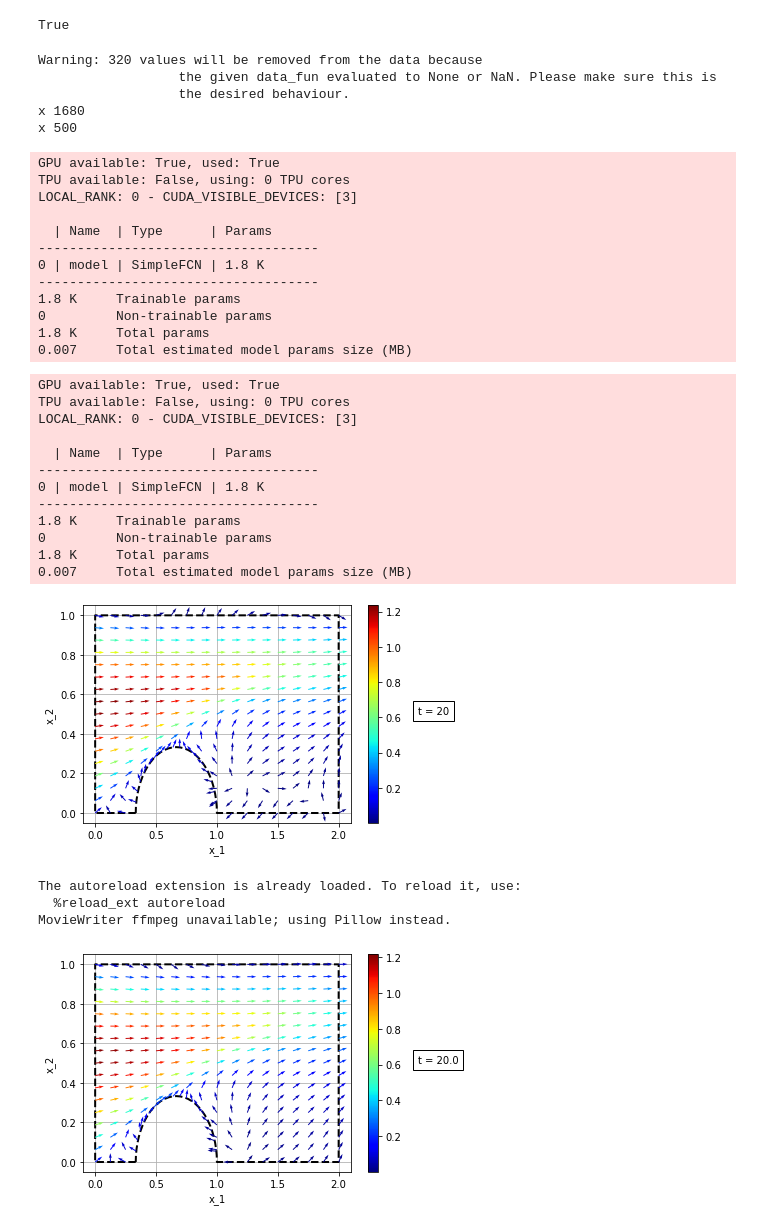
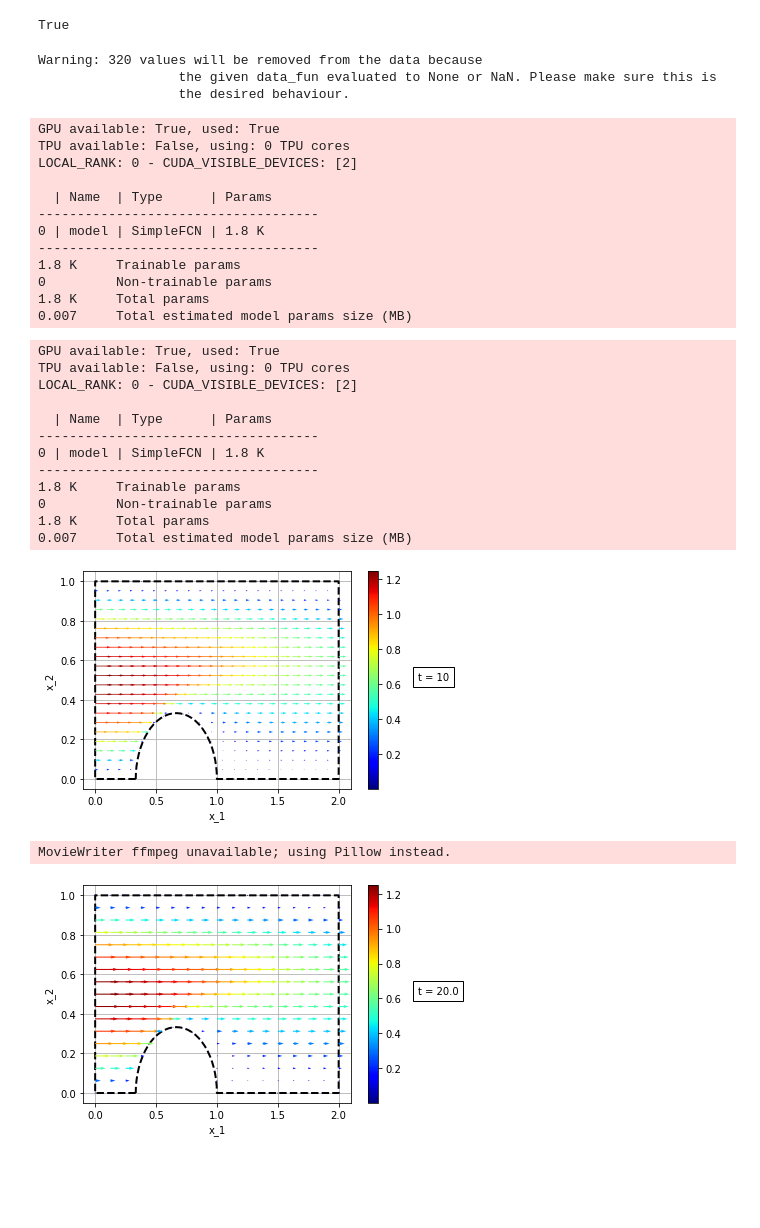
Before and after one commit to boschresearch/torchphysics, a Jupyter notebook: examples/burgers_equation.ipynb, the cells around one changed output. Cells and saved outputs as stored; diff of their text form; code cells hidden in the pictures; blank space fills up the shorter version.

```diff
--- a/examples/burgers_equation.ipynb
+++ b/examples/burgers_equation.ipynb
@@ -30,7 +30,7 @@ True
 # %%
 w, h = 2, 1
 t0, tend = 0, 20
-Re = 100
+Re = 50
 
 u = 'u'
 # %%
@@ -104,18 +104,17 @@ train_cond = DiffEqCondition(pde=pde,
 setup = Setting(variables=(x, t),
                 train_conditions={'pde': train_cond},
                 val_conditions={},
+                solution_dims={'u': 2},
                 n_iterations=500)
 # %% [output]
 Warning: 320 values will be removed from the data because
                   the given data_fun evaluated to None or NaN. Please make sure this is
                   the desired behaviour.
-x 1680
-x 500
 # %%
-solver = PINNModule(model=SimpleFCN(input_dim=3,
+solver = PINNModule(model=SimpleFCN(variable_dims=setup.variable_dims,
+                                    solution_dims=setup.solution_dims,
                                     depth=4,
-                                    width=20,
-                                    output_dim=2),
+                                    width=20),
                     optimizer=torch.optim.Adam,
                     lr=1e-3,
                     #log_plotter=plotter
@@ -135,7 +134,7 @@ trainer.fit(solver, setup)
 # %% [output]
 GPU available: True, used: True
 TPU available: False, using: 0 TPU cores
-LOCAL_RANK: 0 - CUDA_VISIBLE_DEVICES: [3]
+LOCAL_RANK: 0 - CUDA_VISIBLE_DEVICES: [2]
 
   | Name  | Type      | Params
 ------------------------------------
@@ -155,7 +154,7 @@ trainer = pl.Trainer(gpus='-1' if torch.cuda.is_available() else None,
                      benchmark=True,
                      check_val_every_n_epoch=50,
                      log_every_n_steps=10,
-                     max_epochs=2,
+                     max_epochs=1,
                      checkpoint_callback=False
                      )
 
@@ -163,7 +162,7 @@ trainer.fit(solver, setup)
 # %% [output]
 GPU available: True, used: True
 TPU available: False, using: 0 TPU cores
-LOCAL_RANK: 0 - CUDA_VISIBLE_DEVICES: [3]
+LOCAL_RANK: 0 - CUDA_VISIBLE_DEVICES: [2]
 
   | Name  | Type      | Params
 ------------------------------------
@@ -175,19 +174,17 @@ LOCAL_RANK: 0 - CUDA_VISIBLE_DEVICES: [3]
 0.007     Total estimated model params size (MB)
 # %%
 from torchphysics.utils.plot import _plot
-fig = _plot(model=solver.model, plot_variables=x, points=300, angle=[30, 220],
-            dic_for_other_variables={'t' : 20})
+fig = _plot(model=solver.model, solution_name=u, plot_variables=x, points=500,
+            dic_for_other_variables={'t' : 10})
 # %% [output]
-[figure, old version]
+[figure, new version]
 # %%
 %load_ext autoreload
 %autoreload 2
 from torchphysics.utils.animation import animation
-fig, ani = animation(model=solver.model, plot_variables=x, domain_points=300,
+fig, ani = animation(model=solver.model, solution_name=u, plot_variables=x, domain_points=300,
                 animation_variable=t, frame_number=100)
 ani.save('flow.gif')
 # %% [output]
-The autoreload extension is already loaded. To reload it, use:
-  %reload_ext autoreload
 MovieWriter ffmpeg unavailable; using Pillow instead.
-[figure, old version]
+[figure, new version]
```
